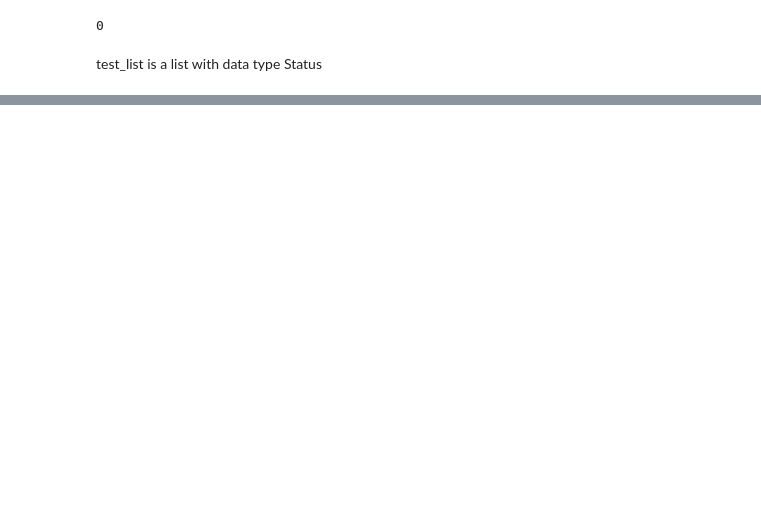
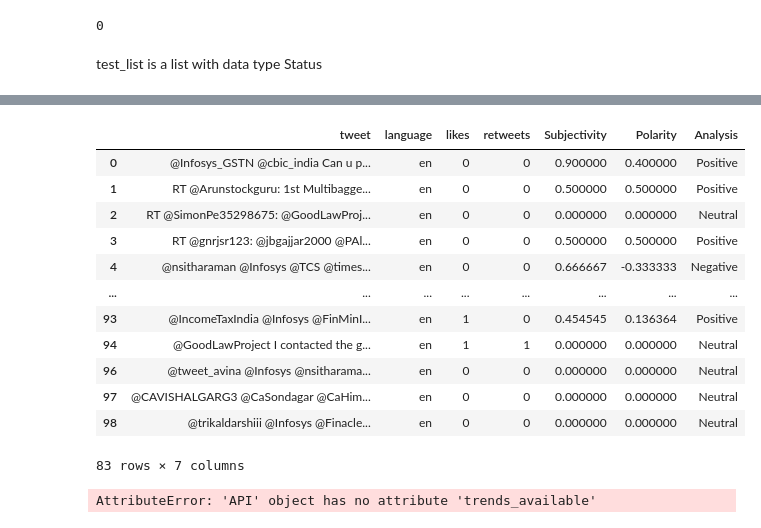
Before and after one commit to parth19184/DPM_twitter_analysis, a Jupyter notebook: DataPart/table_and_sentiment.ipynb, the cells around one changed output, grey strips where cells are left out. Cells and saved outputs as stored; diff of their text form; code cells hidden in the pictures; blank space fills up the shorter version.

```diff
--- a/DataPart/table_and_sentiment.ipynb
+++ b/DataPart/table_and_sentiment.ipynb
@@ -77,0 +74,3 @@ df
+# %%
+
+df = df[df.language == "en"]
@@ -77,0 +94,3 @@ df
+# %%
+df["Subjectivity"] = df["tweet"].apply(getSubjectivity)
+df["Polarity"] = df["tweet"].apply(getPolarity)
@@ -77,0 +113,18 @@ df
+# %%
+df["Analysis"] = df["Polarity"].apply(getAnalysis)
+# %%
+df
+# %% [output]
+|  | tweet | language | likes | retweets | Subjectivity | Polarity | Analysis |
+| 0 | @Infosys_GSTN @cbic_india Can u p... | en | 0 | 0 | 0.900000 | 0.400000 | Positive |
+| 1 | RT @Arunstockguru: 1st Multibagge... | en | 0 | 0 | 0.500000 | 0.500000 | Positive |
+| 2 | RT @SimonPe35298675: @GoodLawProj... | en | 0 | 0 | 0.000000 | 0.000000 | Neutral |
+| 3 | RT @gnrjsr123: @jbgajjar2000 @PAl... | en | 0 | 0 | 0.500000 | 0.500000 | Positive |
+| 4 | @nsitharaman @Infosys @TCS @times... | en | 0 | 0 | 0.666667 | -0.333333 | Negative |
+| ... | ... | ... | ... | ... | ... | ... | ... |
+| 93 | @IncomeTaxIndia @Infosys @FinMinI... | en | 1 | 0 | 0.454545 | 0.136364 | Positive |
+| 94 | @GoodLawProject I contacted the g... | en | 1 | 1 | 0.000000 | 0.000000 | Neutral |
+| 96 | @tweet_avina @Infosys @nsitharama... | en | 0 | 0 | 0.000000 | 0.000000 | Neutral |
+| 97 | @CAVISHALGARG3 @CaSondagar @CaHim... | en | 0 | 0 | 0.000000 | 0.000000 | Neutral |
+| 98 | @trikaldarshiii @Infosys @Finacle... | en | 0 | 0 | 0.000000 | 0.000000 | Neutral |
+83 rows × 7 columns
@@ -77,0 +133,5 @@ df
+# %%
+woeid = "2295019"
+trends = api.trends_available()
+# %% [output]
+AttributeError: 'API' object has no attribute 'trends_available'
```
Also changed, not shown: parts of 14 cells of this notebook, 2 other files.
